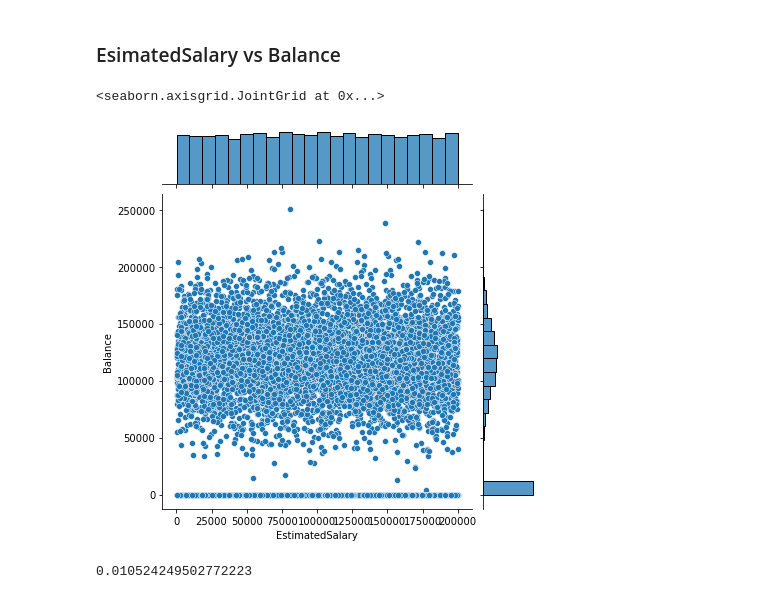
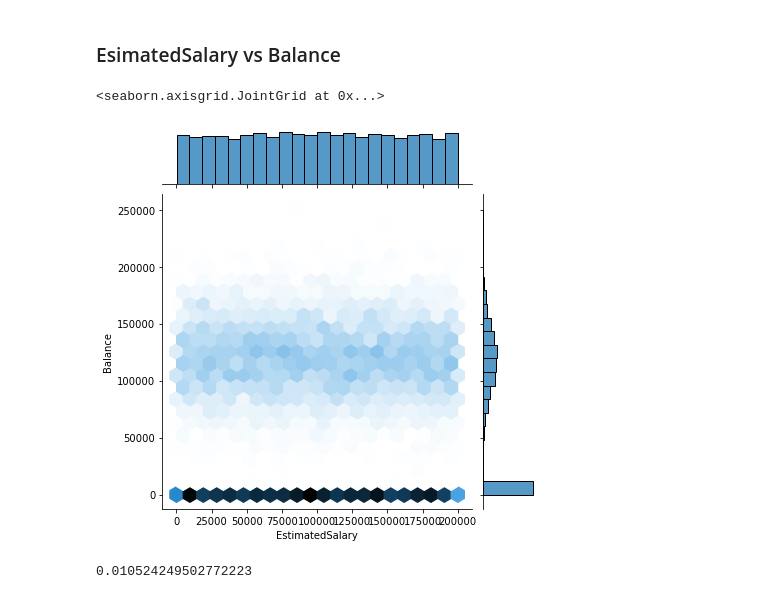
Before and after one commit to manujjoshi/Assignments, a Jupyter notebook: Churn_Modeling_Assignment.ipynb, the cells around one changed output. Saved outputs shown, nothing was run; the diff lists cells and outputs as text; code cells hidden in the pictures.

```diff
--- a/Churn_Modeling_Assignment.ipynb
+++ b/Churn_Modeling_Assignment.ipynb
@@ -542,10 +542,10 @@ correlation   # weak association
 # %% [markdown]
 ###  EsimatedSalary vs Balance
 # %%
-sns.jointplot('EstimatedSalary','Balance',data=data)
+sns.jointplot('EstimatedSalary','Balance',data=data,kind='hex')
 # %% [output]
 <seaborn.axisgrid.JointGrid at 0x...>
-[figure, old version]
+[figure, new version]
 # %%
 from scipy.stats import pearsonr
 
```
Also changed, not shown: parts of 75 cells of this notebook.
